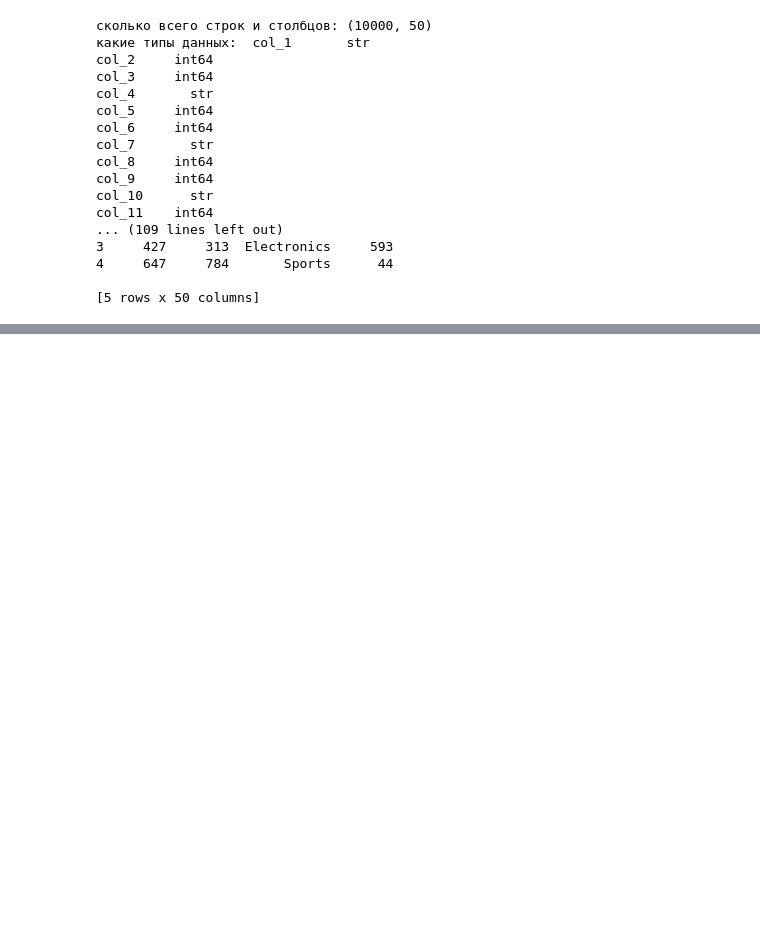
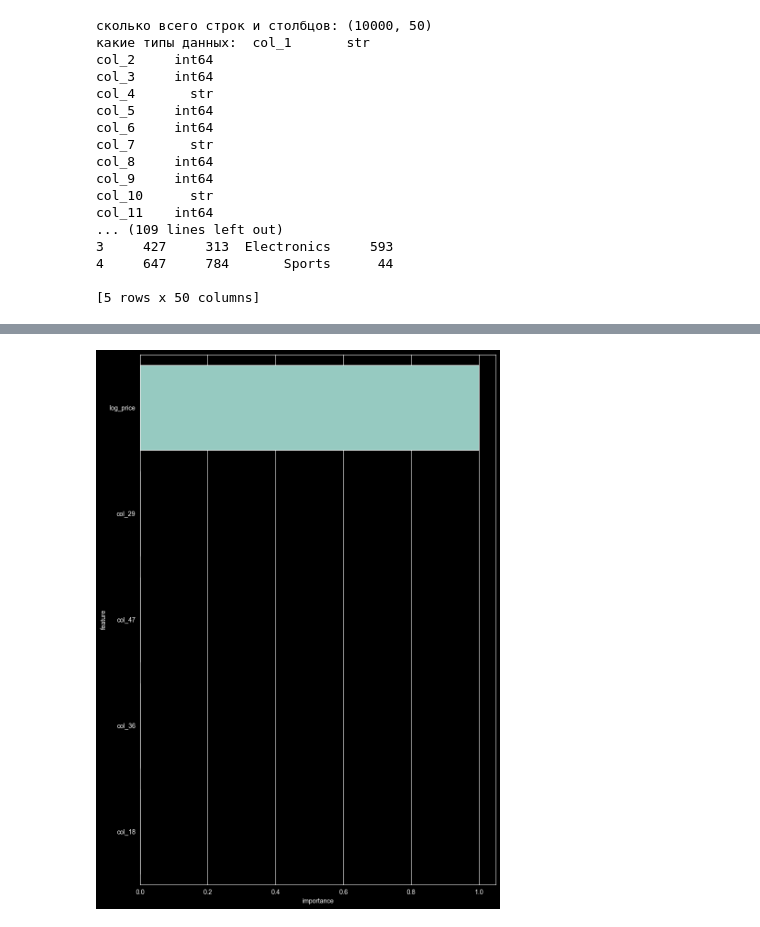
Before and after one commit to AZhaniya/hw, a Jupyter notebook: lab_works/lab_work7/lab7.ipynb, the cells around one changed output, grey strips where cells are left out. Cells and saved outputs as stored; diff of their text form; code cells hidden in the pictures; blank space fills up the shorter version.

```diff
--- a/lab_works/lab_work7/lab7.ipynb
+++ b/lab_works/lab_work7/lab7.ipynb
@@ -26,0 +225,15 @@ col_11    int64
+# %%
+#12
+from sklearn.tree import DecisionTreeRegressor
+tree=DecisionTreeRegressor(random_state=42)
+tree.fit(x_train_m,y_train_m)
+impor=pd.DataFrame({
+    'feature':x_train_m.columns,
+    'importance':tree.feature_importances_
+})
+impor=impor.sort_values(by='importance',ascending=False)
+plt.figure(figsize=(10,15))
+sns.barplot(data=impor.head(),x='importance',y='feature')
+plt.show()
+# %% [output]
+[figure, added]
```
Also changed, not shown: parts of 19 cells of this notebook, 1 other file.
